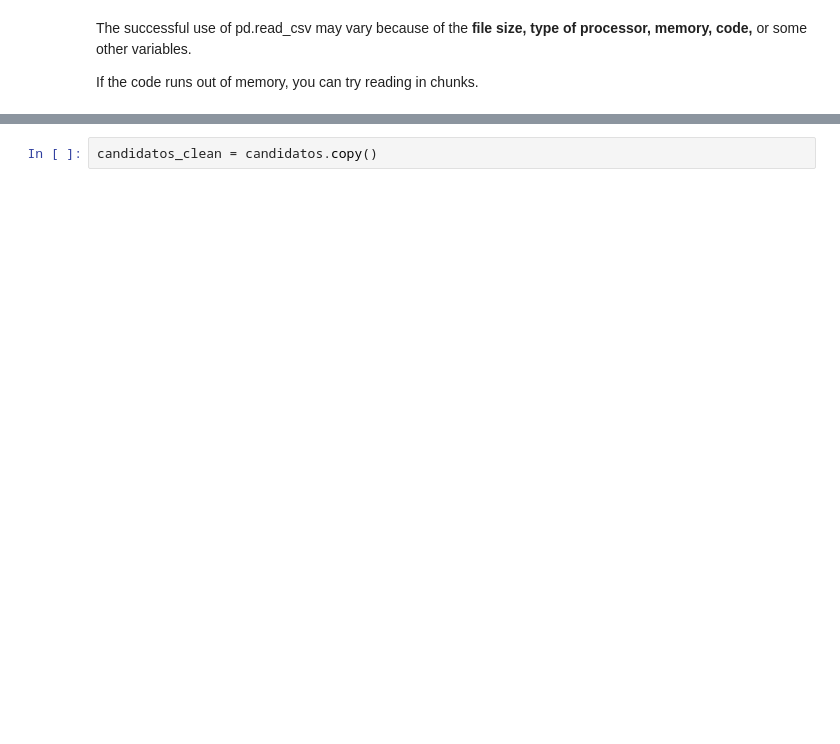
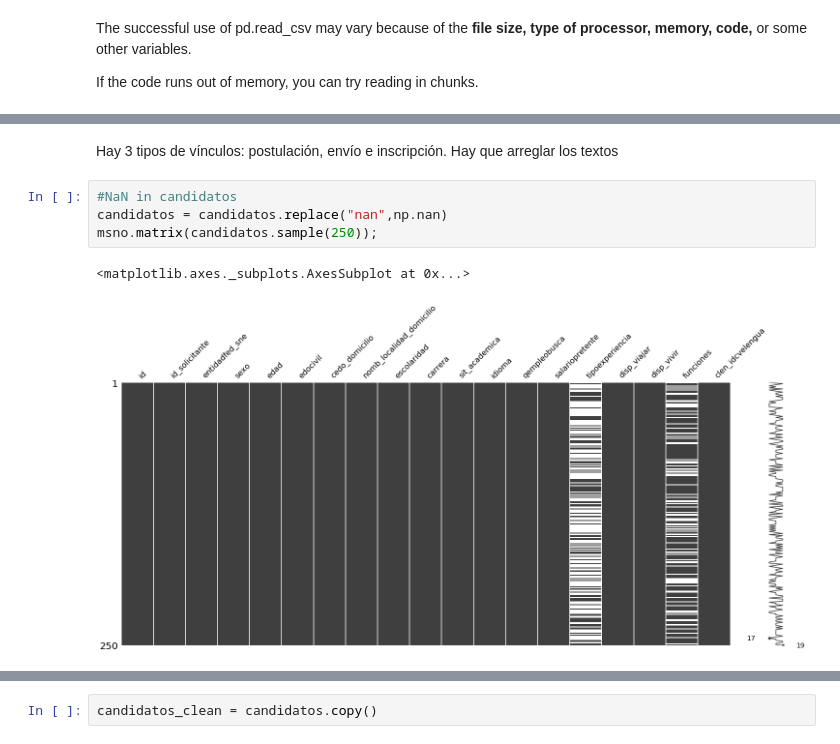
Before and after one commit to Lilianasu/SNEmpleo, a Jupyter notebook: 4.2-Cleaning candidatos.ipynb, the cells around one changed output, grey strips where cells are left out. Cells and saved outputs as stored; diff of their text form; blank space fills up the shorter version.

```diff
--- a/4.2-Cleaning candidatos.ipynb
+++ b/4.2-Cleaning candidatos.ipynb
@@ -171,0 +353,9 @@ candidatos.head(1)
+# %% [markdown]
+Hay 3 tipos de vínculos: postulación, envío e inscripción. Hay que arreglar los textos
+# %%
+#NaN in candidatos
+candidatos = candidatos.replace("nan",np.nan)
+msno.matrix(candidatos.sample(250));
+# %% [output]
+<matplotlib.axes._subplots.AxesSubplot at 0x...>
+[figure, added]
```
Also changed, not shown: parts of 46 cells of this notebook.
